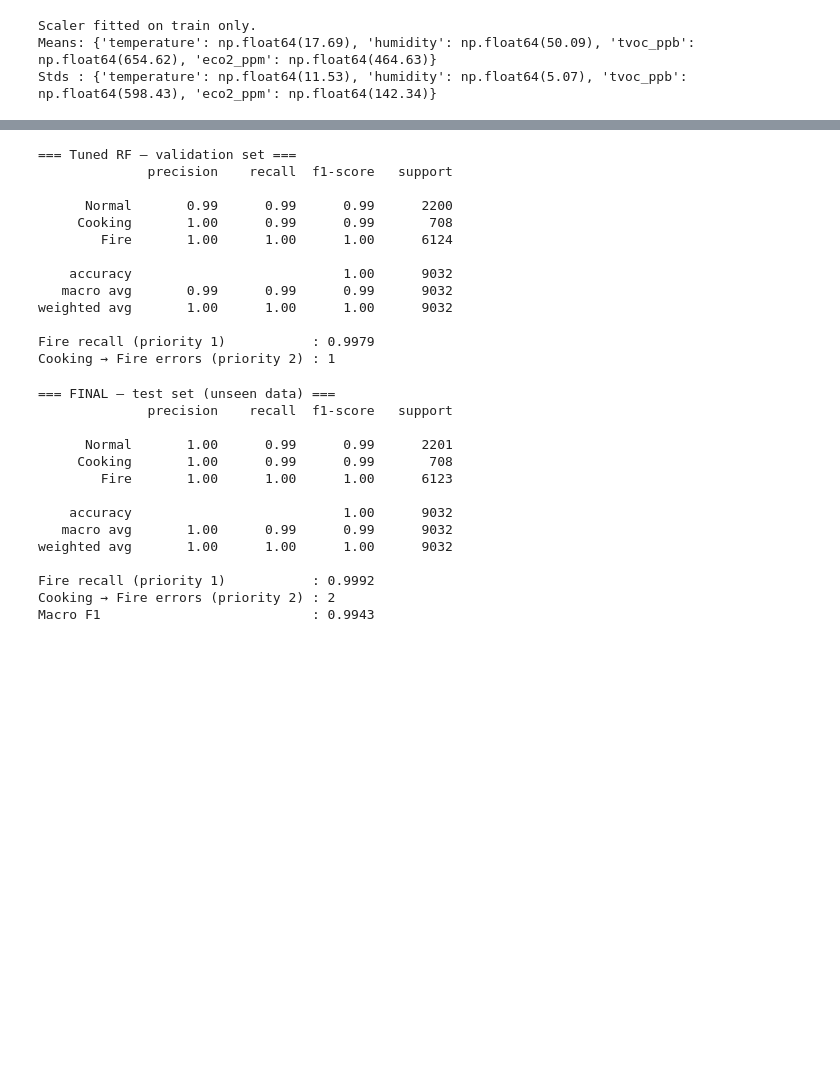
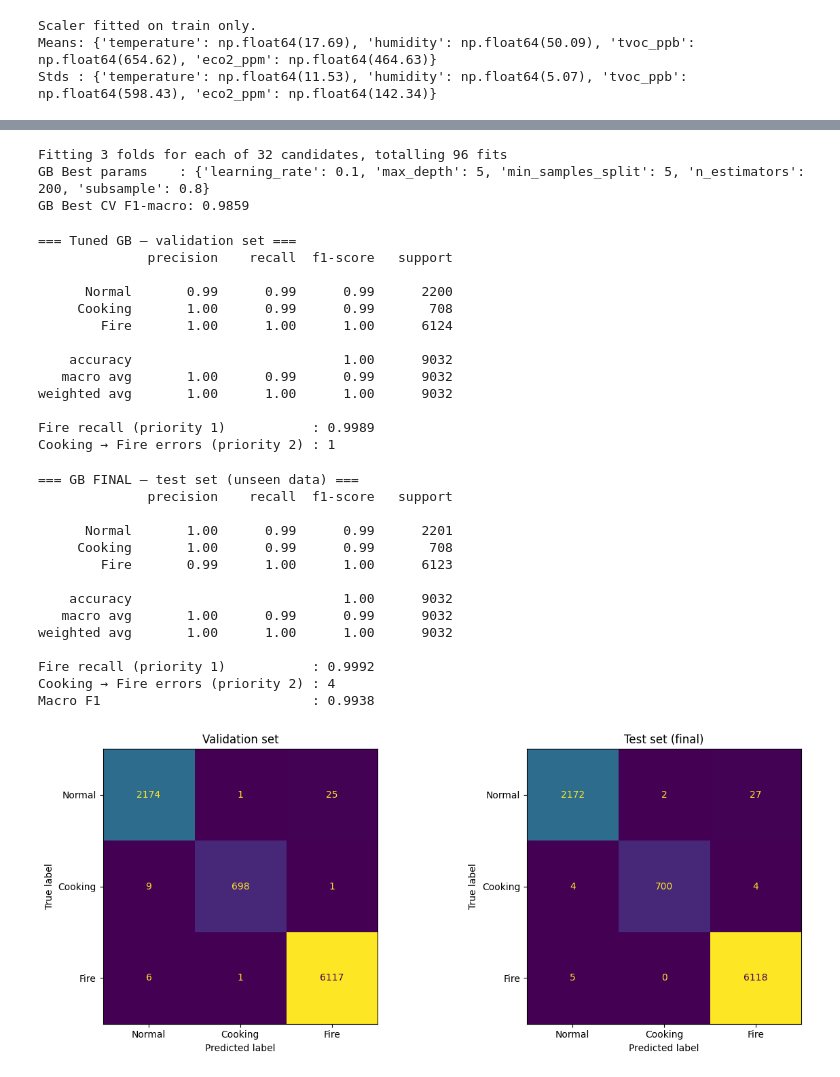
Before and after one commit to SEP4Spring2026/SEP4, a Jupyter notebook: System/MlServer/ImprovedModels/GB_model/GB_model.ipynb, the cells around one changed output, grey strips where cells are left out. Drawn from its saved outputs; the diff is of its cells as text; code cells hidden in the pictures; blank space fills up the shorter version.

```diff
--- a/System/MlServer/ImprovedModels/GB_model/GB_model.ipynb
+++ b/System/MlServer/ImprovedModels/GB_model/GB_model.ipynb
@@ -88,14 +87,3 @@ print('Stds :', dict(zip(FEATURES, scaler.scale_.round(2))))
 Scaler fitted on train only.
 Means: {'temperature': np.float64(17.69), 'humidity': np.float64(50.09), 'tvoc_ppb': np.float64(654.62), 'eco2_ppm': np.float64(464.63)}
 Stds : {'temperature': np.float64(11.53), 'humidity': np.float64(5.07), 'tvoc_ppb': np.float64(598.43), 'eco2_ppm': np.float64(142.34)}
-# %%
-# class_weight='balanced': compensates for Fire (68%) dominating
-# without it the model barely learns Cooking (7.8%)
-rf_base = RandomForestClassifier(
-    n_estimators=100,
-    class_weight='balanced',
-    random_state=RS,
-    n_jobs=-1
-)
-rf_base.fit(X_train_sc, y_train)
-print('Baseline RF trained.')
@@ -162,16 +129,36 @@ Best CV F1-macro: 0.986
+# %%
+# GridSearchCV for Gradient Boosting on the same stratified subsample
+param_grid_gb = {
+    'n_estimators': [100, 200],
+    'learning_rate': [0.1, 0.05],
+    'max_depth': [3, 5],
+    'min_samples_split': [2, 5],
+    'subsample': [0.8, 1.0],
+}
+
+grid_search = GridSearchCV(
+    GradientBoostingClassifier(random_state=RS),
+    param_grid_gb, cv=skf, scoring='f1_macro', n_jobs=-1, verbose=1
+)
+grid_search.fit(X_gs, y_gs)
+
+print('GB Best params    :', grid_search.best_params_)
+print('GB Best CV F1-macro:', round(grid_search.best_score_, 4))
+# %% [output]
+Fitting 3 folds for each of 32 candidates, totalling 96 fits
+GB Best params    : {'learning_rate': 0.1, 'max_depth': 5, 'min_samples_split': 5, 'n_estimators': 200, 'subsample': 0.8}
+GB Best CV F1-macro: 0.9859
 # %%
-# retrain best config on full training set
-rf_best = RandomForestClassifier(
+# Retrain best GB configuration on full training set
+gb_best = GradientBoostingClassifier(
     **grid_search.best_params_,
-    class_weight='balanced',
     random_state=RS,
-    n_jobs=-1
 )
-rf_best.fit(X_train_sc, y_train)
+gb_best.fit(X_train_sc, y_train)
 
-y_val_pred_tuned = rf_best.predict(X_val_sc)
+y_val_pred_tuned = gb_best.predict(X_val_sc)
 
-print('=== Tuned RF — validation set ===')
+print('=== Tuned GB — validation set ===')
 print(classification_report(y_val, y_val_pred_tuned,
       target_names=CLASS_NAMES, labels=[0,1,2], zero_division=0))
 
@@ -179,7 +166,7 @@ cm_val_t = confusion_matrix(y_val, y_val_pred_tuned, labels=[0,1,2])
 print(f'Fire recall (priority 1)           : {cm_val_t[2,2]/cm_val_t[2].sum():.4f}')
 print(f'Cooking → Fire errors (priority 2) : {cm_val_t[1,2]}')
 # %% [output]
-=== Tuned RF — validation set ===
+=== Tuned GB — validation set ===
               precision    recall  f1-score   support
 
       Normal       0.99      0.99      0.99      2200
@@ -187,35 +174,47 @@ print(f'Cooking → Fire errors (priority 2) : {cm_val_t[1,2]}')
         Fire       1.00      1.00      1.00      6124
 
     accuracy                           1.00      9032
-   macro avg       0.99      0.99      0.99      9032
+   macro avg       1.00      0.99      0.99      9032
 weighted avg       1.00      1.00      1.00      9032
 
-Fire recall (priority 1)           : 0.9979
+Fire recall (priority 1)           : 0.9989
 Cooking → Fire errors (priority 2) : 1
 # %%
-# final evaluation — test set seen only once, here, at the end
-y_test_pred = rf_best.predict(X_test_sc)
+# Final evaluation — test set for GB
+y_test_pred = gb_best.predict(X_test_sc)
 
-print('=== FINAL — test set (unseen data) ===')
+print('=== GB FINAL — test set (unseen data) ===')
 print(classification_report(y_test, y_test_pred,
       target_names=CLASS_NAMES, labels=[0,1,2], zero_division=0))
 
 cm_test = confusion_matrix(y_test, y_test_pred, labels=[0,1,2])
 print(f'Fire recall (priority 1)           : {cm_test[2,2]/cm_test[2].sum():.4f}')
 print(f'Cooking → Fire errors (priority 2) : {cm_test[1,2]}')
 print(f'Macro F1                           : {f1_score(y_test, y_test_pred, average="macro", zero_division=0):.4f}')
+
+fig, axes = plt.subplots(1, 2, figsize=(13, 5))
+for ax, (y_true, y_pred, title) in zip(axes, [
+        (y_val,  y_val_pred_tuned, 'Validation set'),
+        (y_test, y_test_pred,      'Test set (final)'),
+]):
+    cm = confusion_matrix(y_true, y_pred, labels=[0,1,2])
+    ConfusionMatrixDisplay(cm, display_labels=CLASS_NAMES).plot(ax=ax, colorbar=False)
+    ax.set_title(title)
+plt.tight_layout()
+plt.show()
 # %% [output]
-=== FINAL — test set (unseen data) ===
+=== GB FINAL — test set (unseen data) ===
               precision    recall  f1-score   support
 
       Normal       1.00      0.99      0.99      2201
      Cooking       1.00      0.99      0.99       708
-        Fire       1.00      1.00      1.00      6123
+        Fire       0.99      1.00      1.00      6123
 
     accuracy                           1.00      9032
    macro avg       1.00      0.99      0.99      9032
 weighted avg       1.00      1.00      1.00      9032
 
 Fire recall (priority 1)           : 0.9992
-Cooking → Fire errors (priority 2) : 2
-Macro F1                           : 0.9943
+Cooking → Fire errors (priority 2) : 4
+Macro F1                           : 0.9938
+[figure, added]
```
Also changed, not shown: parts of 16 cells of this notebook.
